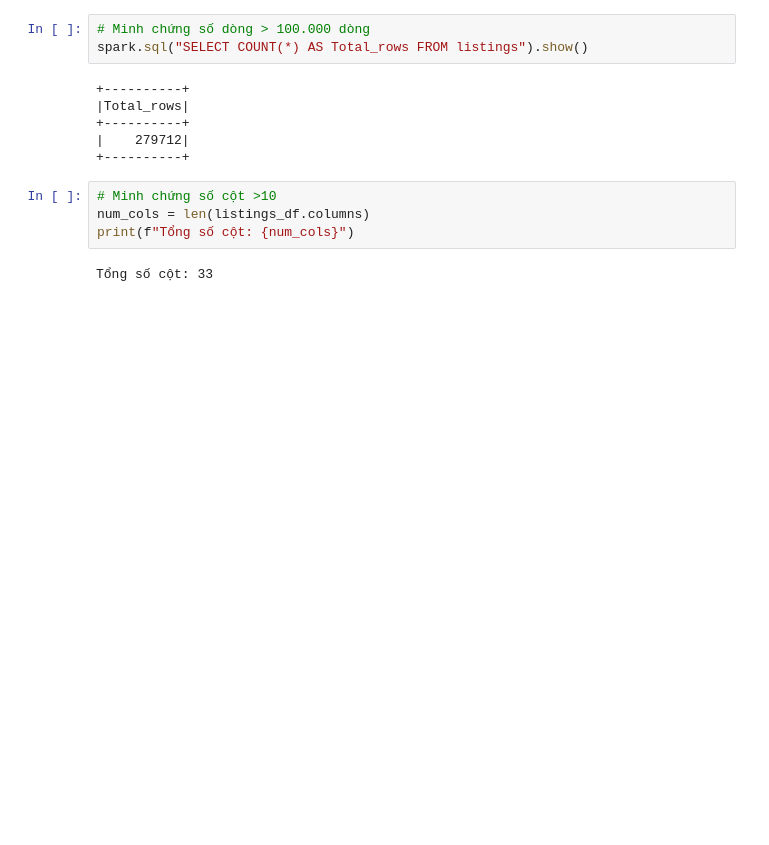
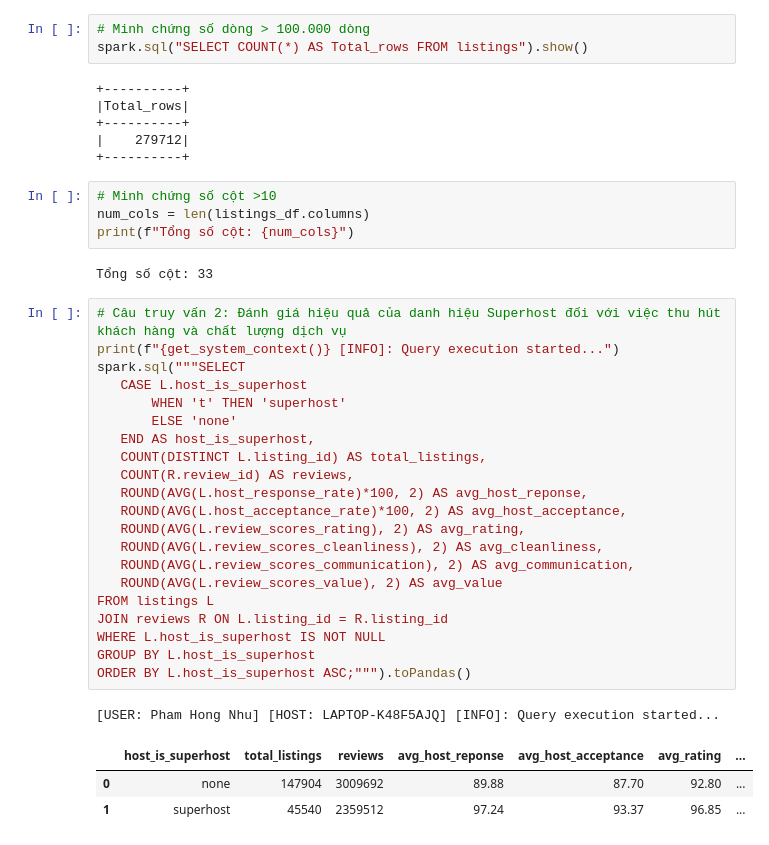
Before and after one commit to nhupham31231022752/N17_DuLieuLonVaUngDung, a Jupyter notebook: src/Airbnb_SparkSQL.ipynb, the cells around one changed output. Cells and saved outputs as stored; diff of their text form; blank space fills up the shorter version.

```diff
--- a/src/Airbnb_SparkSQL.ipynb
+++ b/src/Airbnb_SparkSQL.ipynb
@@ -153,3 +153,29 @@ num_cols = len(listings_df.columns)
 print(f"Tổng số cột: {num_cols}")
 # %% [output]
 Tổng số cột: 33
+# %%
+# Câu truy vấn 2: Đánh giá hiệu quả của danh hiệu Superhost đối với việc thu hút khách hàng và chất lượng dịch vụ
+print(f"{get_system_context()} [INFO]: Query execution started...")
+spark.sql("""SELECT
+   CASE L.host_is_superhost
+       WHEN 't' THEN 'superhost'
+       ELSE 'none'
+   END AS host_is_superhost,
+   COUNT(DISTINCT L.listing_id) AS total_listings,
+   COUNT(R.review_id) AS reviews,
+   ROUND(AVG(L.host_response_rate)*100, 2) AS avg_host_reponse,
+   ROUND(AVG(L.host_acceptance_rate)*100, 2) AS avg_host_acceptance,
+   ROUND(AVG(L.review_scores_rating), 2) AS avg_rating,
+   ROUND(AVG(L.review_scores_cleanliness), 2) AS avg_cleanliness,
+   ROUND(AVG(L.review_scores_communication), 2) AS avg_communication,
+   ROUND(AVG(L.review_scores_value), 2) AS avg_value
+FROM listings L
+JOIN reviews R ON L.listing_id = R.listing_id
+WHERE L.host_is_superhost IS NOT NULL
+GROUP BY L.host_is_superhost
+ORDER BY L.host_is_superhost ASC;""").toPandas()
+# %% [output]
+[USER: Pham Hong Nhu] [HOST: LAPTOP-K48F5AJQ] [INFO]: Query execution started...
+|  | host_is_superhost | total_listings | reviews | avg_host_reponse | avg_host_acceptance | avg_rating | ... |
+| 0 | none | 147904 | 3009692 | 89.88 | 87.70 | 92.80 | ... |
+| 1 | superhost | 45540 | 2359512 | 97.24 | 93.37 | 96.85 | ... |
```
Also changed, not shown: parts of 2 cells of this notebook.
